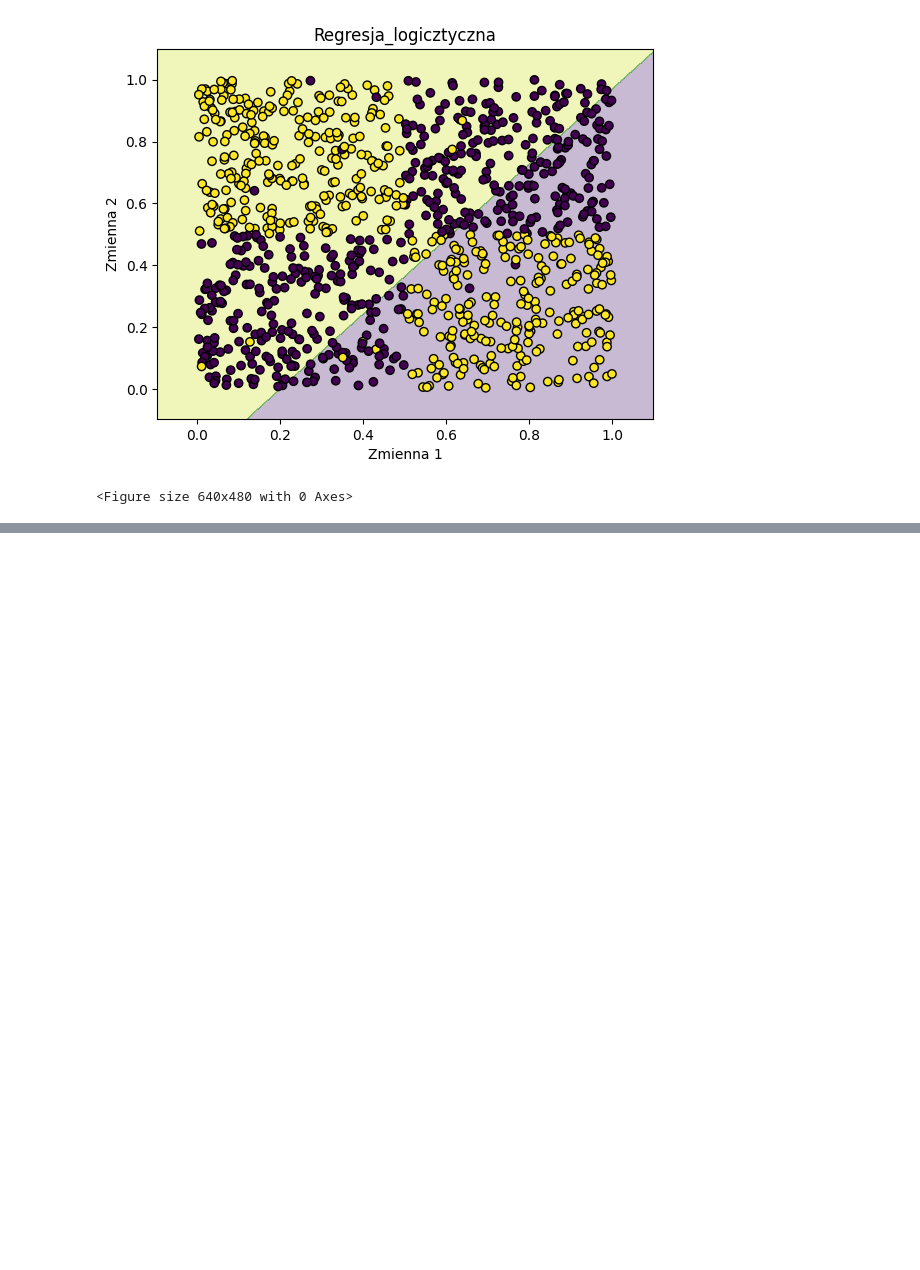
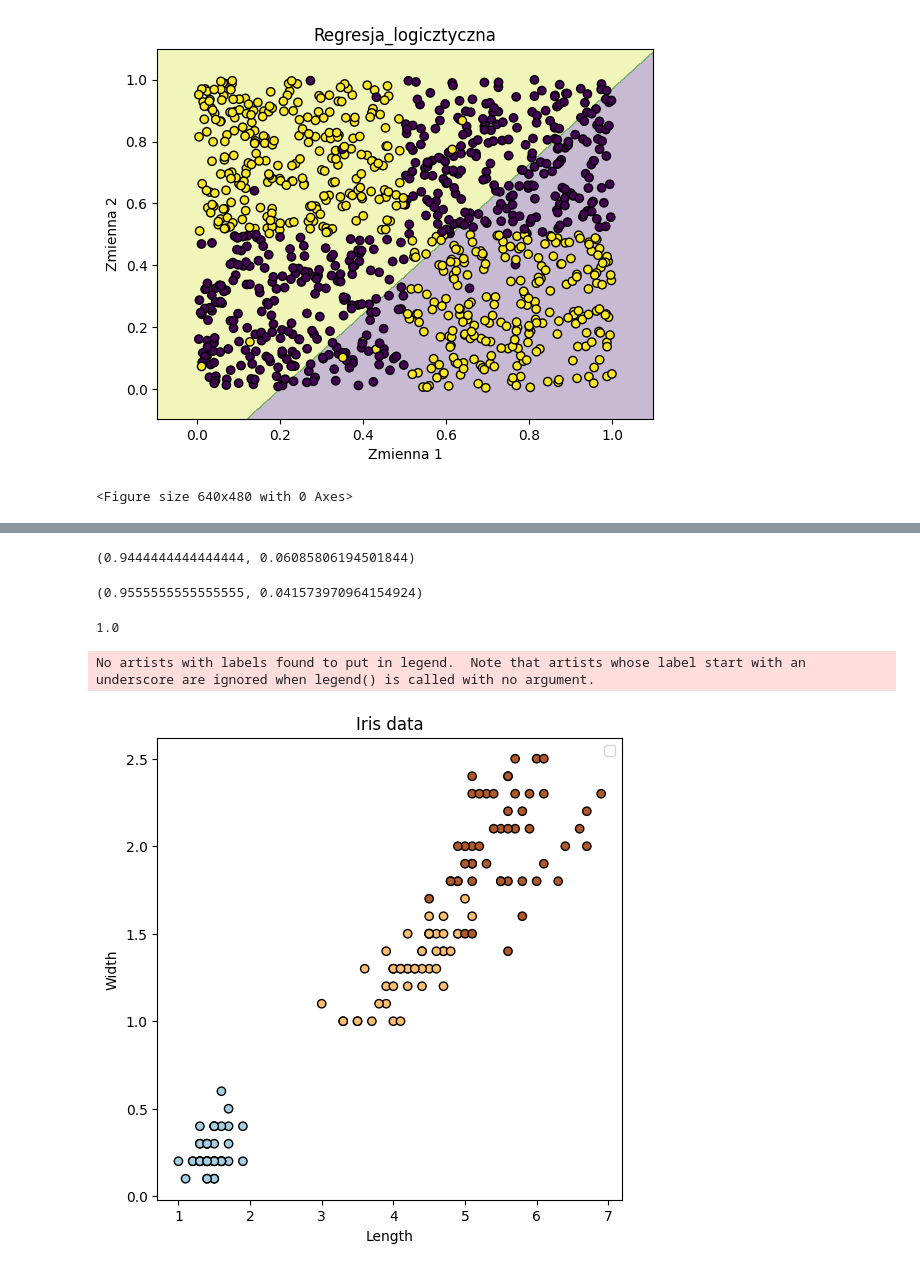
Before and after one commit to RastaAmanek/github, a Jupyter notebook: Decision tree.ipynb, the cells around one changed output, grey strips where cells are left out. Saved outputs shown, nothing was run; the diff lists cells and outputs as text; code cells hidden in the pictures; blank space fills up the shorter version.

```diff
--- a/Decision tree.ipynb
+++ b/Decision tree.ipynb
@@ -639,0 +649,5 @@ plt.show()
+# %%
+iris = load_iris()
+X, y = iris.data, iris.target
+
+X_train, X_test, y_train, y_test = train_test_split(X, y, test_size=0.4, random_state=42)
@@ -639,0 +687,18 @@ plt.show()
+# %%
+scores_multinomial.mean(), scores_multinomial.std()
+# %% [output]
+(0.9444444444444444, 0.06085806194501844)
+# %%
+scores_tree.mean(), scores_tree.std()
+# %% [output]
+(0.9555555555555555, 0.041573970964154924)
+# %%
+model_multinomial.fit(X_train, y_train)
+
+y_pred = model_multinomial.predict(X_test)
+accuracy_score(y_test, y_pred)
+# %% [output]
+1.0
+# %%
+X = iris.data[:, [2, 3]]
+y = iris.target
@@ -639,0 +707,11 @@ plt.show()
+# %%
+plt.figure(figsize=(6, 6))
+plt.scatter(X[:, 0], X[:, 1], c=y, cmap=plt.cm.Paired, edgecolors='k')
+plt.xlabel('Length')
+plt.ylabel('Width')
+plt.title('Iris data')
+plt.legend()
+plt.show()
+# %% [output]
+No artists with labels found to put in legend.  Note that artists whose label start with an underscore are ignored when legend() is called with no argument.
+[figure, added]
```
Also changed, not shown: parts of 22 cells of this notebook, 1 other file.
